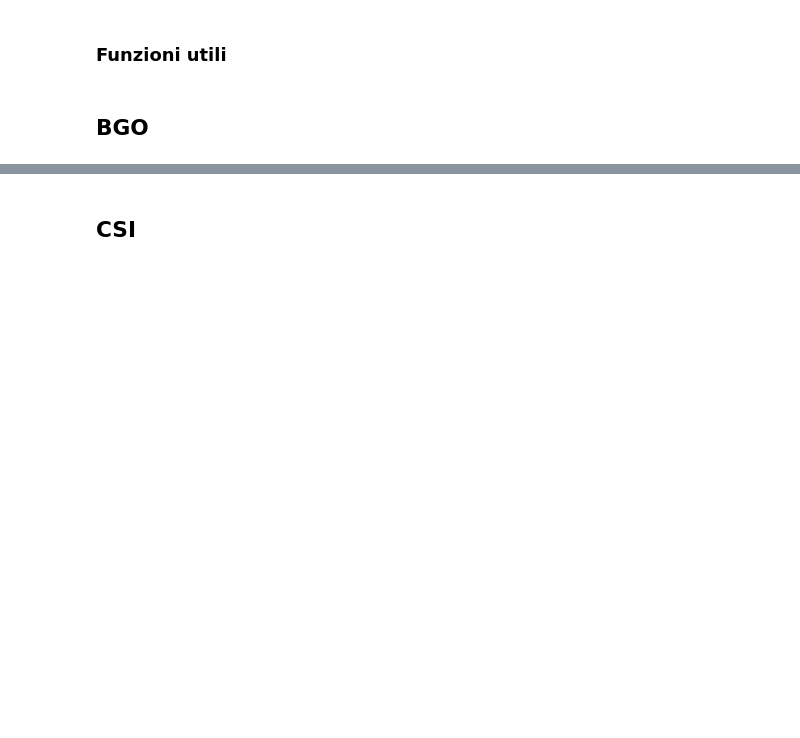
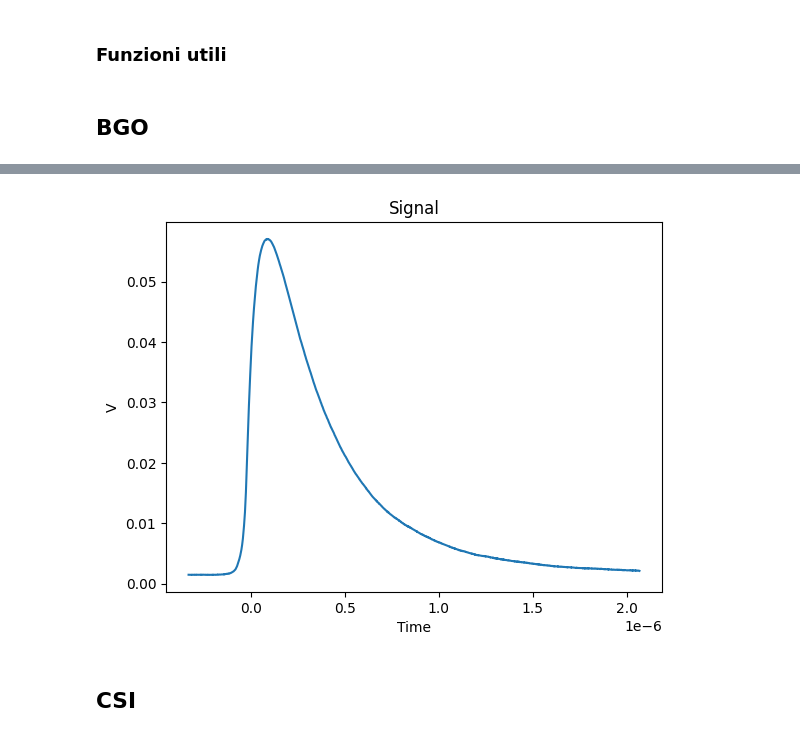
Before and after one commit to Pavar0tty/Laboratorio_SiPM, a Jupyter notebook: Analisi/Parte 2/Time_analisi.ipynb, the cells around one changed output, grey strips where cells are left out. Cells and saved outputs as stored; diff of their text form; code cells hidden in the pictures; blank space fills up the shorter version.

```diff
--- a/Analisi/Parte 2/Time_analisi.ipynb
+++ b/Analisi/Parte 2/Time_analisi.ipynb
@@ -62,6 +100,8 @@ quick_plot(bgo_na)
 # %%
-bgo_co = read_data('BGO_Co')
+bgo_co = pd.read_csv(root_path + 'BGO_Co60.CSV')
 quick_plot(bgo_co)
+# %% [output]
+[figure, added]
 # %% [markdown]
 ## CSI
 # %%
```
Also changed, not shown: parts of 6 cells of this notebook, 4 other files.
